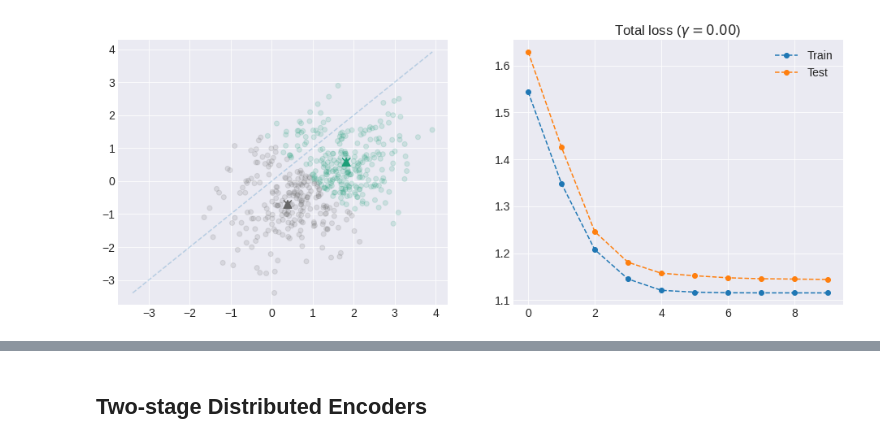
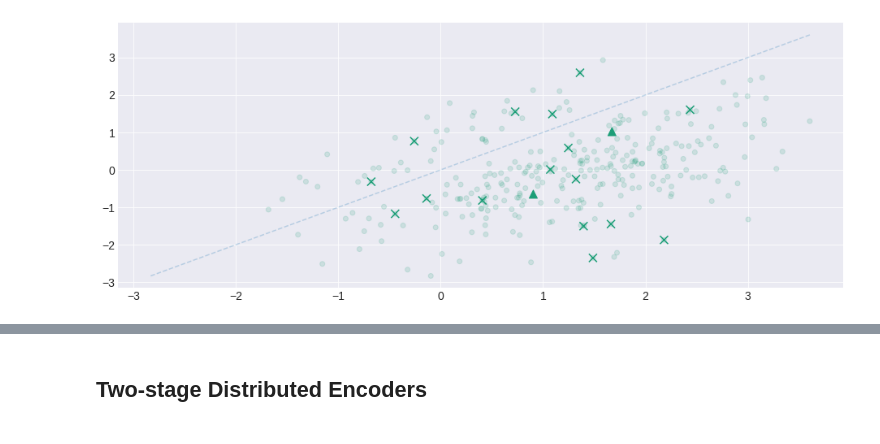
Before and after one commit to dsevero/dsevero, a Jupyter notebook: scratch/dsc4ml/_build/jupyter_execute/content.ipynb, the cells around one changed output, grey strips where cells are left out. Cells and saved outputs as stored; diff of their text form; code cells hidden in the pictures.

```diff
--- a/scratch/dsc4ml/_build/jupyter_execute/content.ipynb
+++ b/scratch/dsc4ml/_build/jupyter_execute/content.ipynb
@@ -35,13 +33,21 @@ def sample(A, dim, size):
     return A[i_sample]
 
 
-def total_loss(γ):
+def calc_total_loss(γ):
     def curry(A, B):
         w = make_normal_unit_vector(A.sizes['d'])
-        mse = np.power(A - B, 2).sum('d')
-        zero_one = (np.sign(A @ w) != np.sign(B @ w))
+        mse = calc_mse_loss(A, B)
+        zero_one = calc_zero_one_loss(A, B)
         return (1-γ)*mse + γ*zero_one
     return curry
+
+
+def calc_zero_one_loss(A, B):
+    return np.sign(A @ w) != np.sign(B @ w)
+
+
+def calc_mse_loss(A, B):
+    return np.power(A - B, 2).sum('d')
 
 
 def make_normal_unit_vector(d) -> '(d,)':
@@ -54,4 +60,5 @@ def plot_decision_boundary(X):
     p = [X.min(), X.max()]
     plt.plot(p, p, '--', alpha=0.25)
 
+
 w = make_normal_unit_vector(2)
@@ -60,36 +67,79 @@ w = make_normal_unit_vector(2)
 # %%
-for γ in [0, 0.1, 0.9, 1.0]:
+for γ in [0, 1]:
     npr.seed(0)
 
-    X, _ = generate_2d_dataset(500, ρ=0.5, sep=0.15)
+    ρ = 0.5
+    sep = 0.2
+
+    p = 16
+    X, _ = generate_2d_dataset(300, ρ, sep)
+    protos = sample(X, 'n', p).rename(n='p')
+    q_indices = DA(npr.randint(2, size=p), dims='p')
     codebook = sample(X, 'n', 2).rename(n='m')
-    protos = codebook.rename(m='p')
-    q_indices = DA(np.arange(2), dims='p')
 
     enc = LocalEncoder(protos, q_indices, rate=2)
     dec = FusionDecoder(codebook)
 
     losses = list()
-    Z, _ = generate_2d_dataset(500, ρ=0.5, sep=0.15)
+    Z, _ = generate_2d_dataset(300, ρ, sep)
     for i in range(10):
         dec = dec.optimize(X, enc, γ, w)
-        enc = (LocalEncoder(dec.codebook.rename(m='p'), q_indices, 2)
-               .optimize(X, dec, total_loss(γ)))
-        losses.append({'Train': total_loss(γ)(X, dec(enc(X))).mean().item(),
-                       'Test': total_loss(γ)(Z, dec(enc(Z))).mean().item()})
+        enc = enc.optimize(X, dec, calc_total_loss(γ))
 
-    losses = pd.DataFrame(losses)
+        losses += [
+            {'dataset': 'train',
+             'loss_type': 'total',
+             'value': calc_total_loss(γ)(X, dec(enc(X))).mean().item(),
+             'i': i},
 
-    plt.subplot(1, 2, 1)
-    plt.scatter(*enc.protos.T, c=enc(enc.protos.rename(p='n')), marker='x', s=100)
-    plt.scatter(*dec.codebook.T, c=enc(dec.codebook), marker='^', s=100)
-    plt.scatter(*X.T, c=enc(X), alpha=0.15)
+            {'dataset': 'test',
+             'loss_type': 'total',
+             'value': calc_total_loss(γ)(Z, dec(enc(Z))).mean().item(),
+             'i': i},
+
+            {'dataset': 'train',
+             'loss_type': 'mse',
+             'value': calc_mse_loss(X, dec(enc(X))).mean().item(),
+             'i': i},
+
+            {'dataset': 'test',
+             'loss_type': 'mse',
+             'value': calc_mse_loss(Z, dec(enc(Z))).mean().item(),
+             'i': i},
+
+            {'dataset': 'train',
+             'loss_type': 'zero_one',
+             'value': calc_zero_one_loss(X, dec(enc(X))).mean().item(),
+             'i': i},
+
+            {'dataset': 'test',
+             'loss_type': 'zero_one',
+             'value': calc_zero_one_loss(Z, dec(enc(Z))).mean().item(),
+             'i': i},
+        ]
+
+    losses = (pd.DataFrame(losses)
+                .pivot('i', ['loss_type', 'dataset'], 'value'))
+
+    plt.scatter(*enc.protos.T, c=np.sign(dec(enc(enc.protos.rename(p='n'))) @ w), marker='x', s=100)
+    plt.scatter(*dec.codebook.T, c=np.sign(dec.codebook @ w), marker='^', s=100)
+    plt.scatter(*X.T, c=np.sign(dec(enc(X)) @ w), alpha=0.15)
     plot_decision_boundary(X)
+    plt.show()
 
-    ax = plt.subplot(1, 2, 2)
-    losses.plot(ax=ax, style='o--')
-    plt.title(f'Total loss ($\gamma = {γ:.2f}$)')
+    (losses['total']
+     .plot(style='o--',
+           ax=plt.subplot(1, 3, 1),
+           title=f'Total loss ($\gamma = {γ:.2f}$)'))
+    (losses['mse']
+     .plot(style='o--',
+           ax=plt.subplot(1, 3, 2),
+           title='MSE loss'))
+    (losses['zero_one']
+     .plot(style='o--',
+           ax=plt.subplot(1, 3, 3),
+           title='0-1 loss'))
+
     plt.show()
-    print(dec)
 # %% [output]
-[figure, old version]
+[figure, new version]
```
Also changed, not shown: parts of 9 cells of this notebook, 54 other files.
